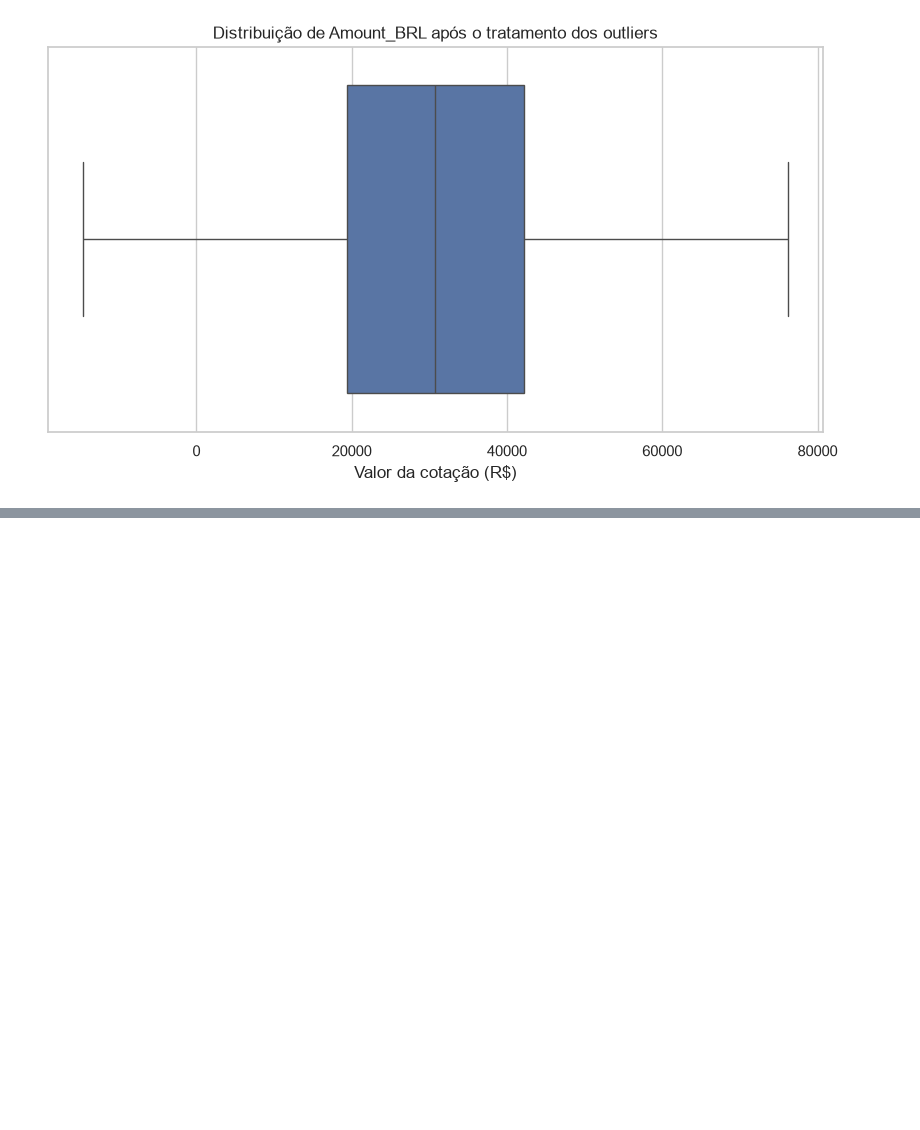
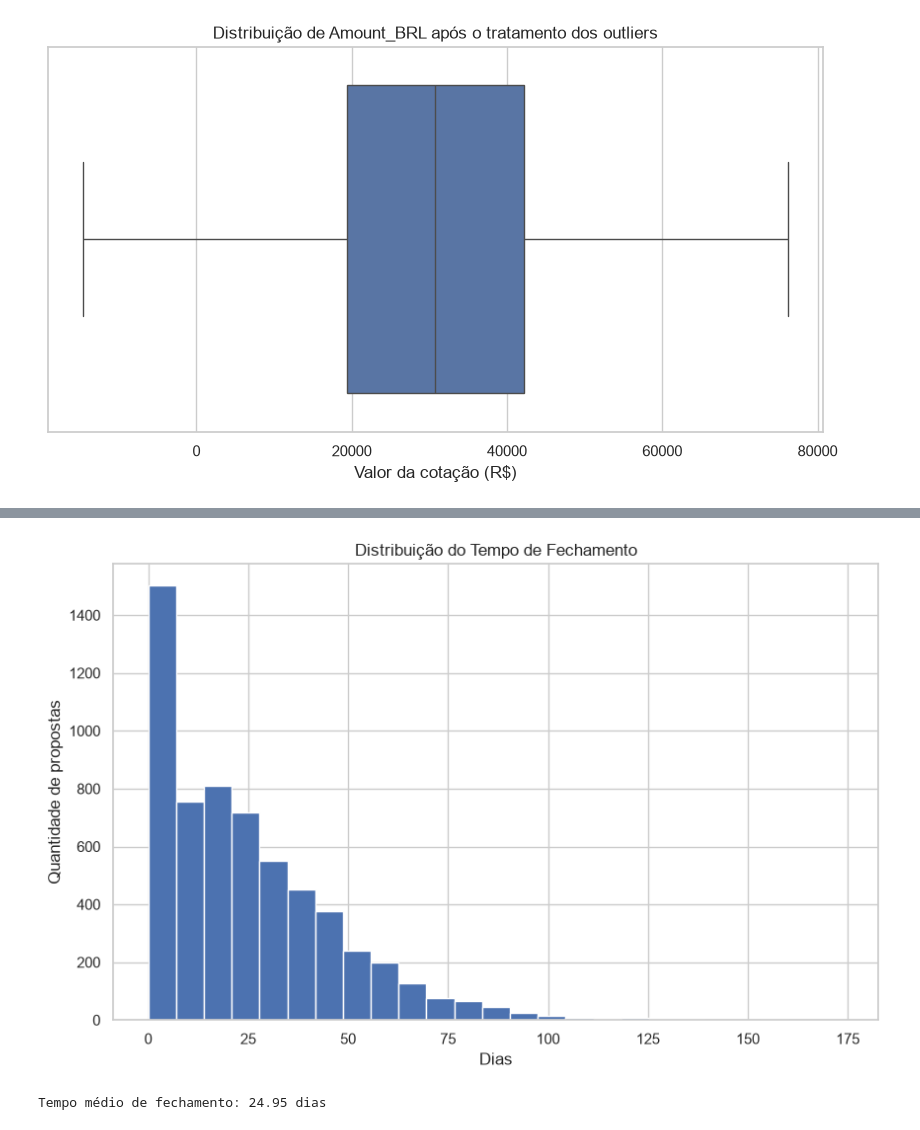
Before and after one commit to marco-rocks/hackaton-altas-copco, a Jupyter notebook: notebooks/01_analise_exploratoria.ipynb, the cells around one changed output, grey strips where cells are left out. Drawn from its saved outputs; the diff is of its cells as text; code cells hidden in the pictures; blank space fills up the shorter version.

```diff
--- a/notebooks/01_analise_exploratoria.ipynb
+++ b/notebooks/01_analise_exploratoria.ipynb
@@ -531,0 +569,21 @@ plt.show()
+# %%
+plt.figure(figsize=(10,6))
+
+plt.hist(
+    historico_cotacoes["Days_To_Close"].dropna(),
+    bins=25
+)
+
+plt.title("Distribuição do Tempo de Fechamento")
+plt.xlabel("Dias")
+plt.ylabel("Quantidade de propostas")
+
+plt.show()
+# %% [output]
+[figure, added]
+# %%
+tempo_medio = historico_cotacoes["Days_To_Close"].mean()
+
+print(f"Tempo médio de fechamento: {tempo_medio:.2f} dias")
+# %% [output]
+Tempo médio de fechamento: 24.95 dias
```
Also changed, not shown: parts of 57 cells of this notebook.
